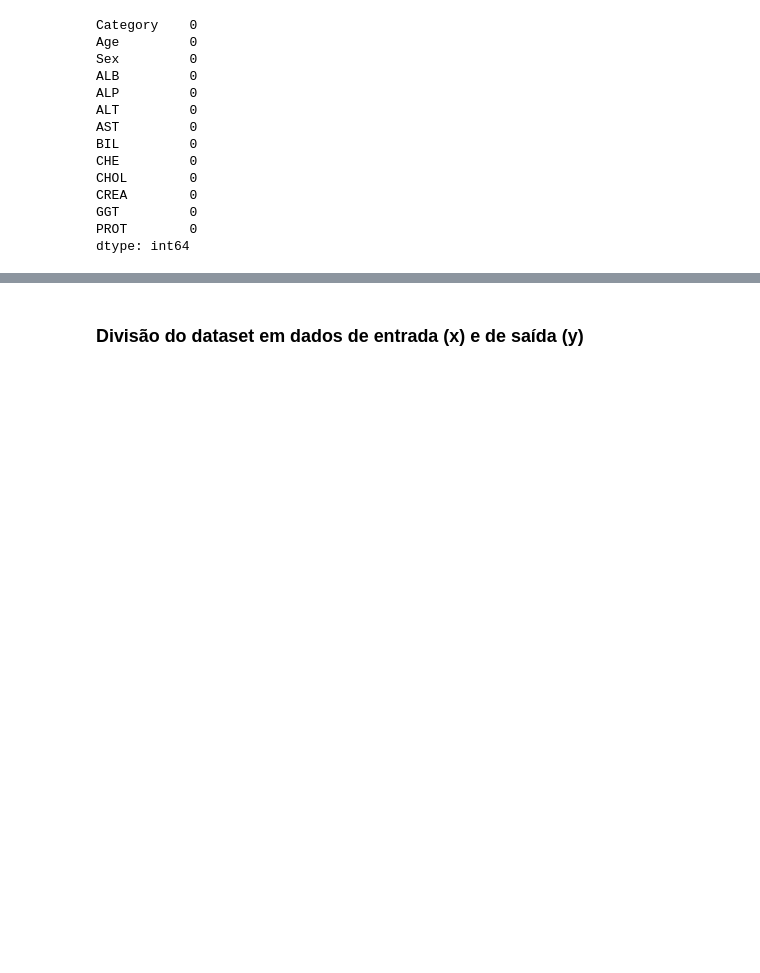
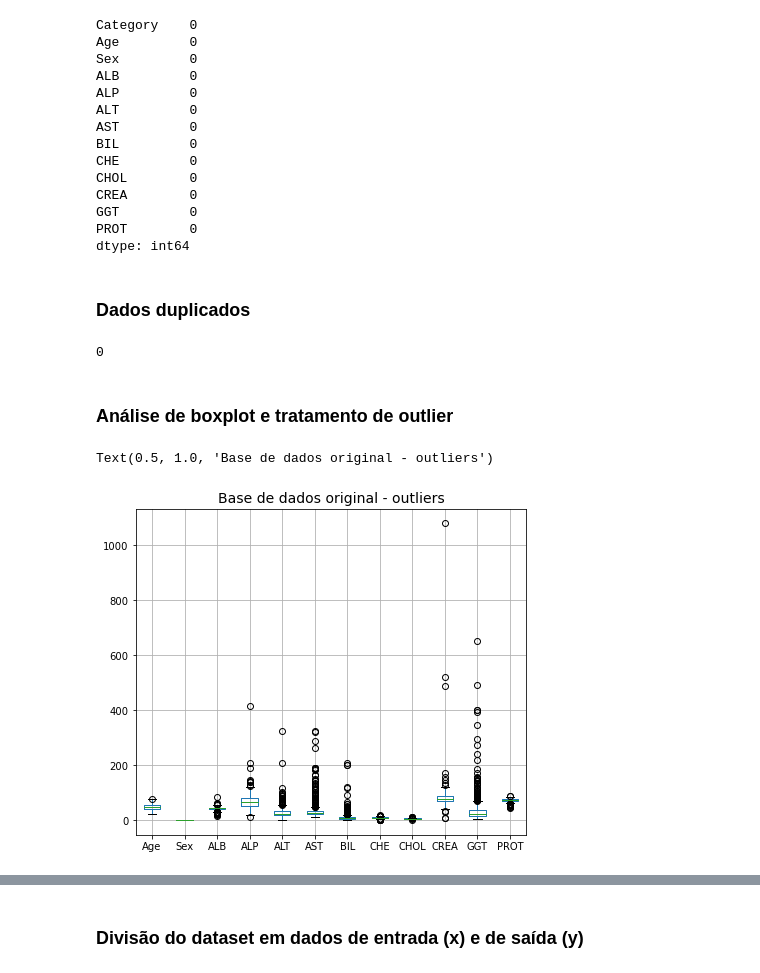
Before and after one commit to SarahToscano/Artificial-Intelligence, a Jupyter notebook: ia2.ipynb, the cells around one changed output, grey strips where cells are left out. Drawn from its saved outputs; the diff is of its cells as text; code cells hidden in the pictures; blank space fills up the shorter version.

```diff
--- a/ia2.ipynb
+++ b/ia2.ipynb
@@ -92,3 +110,17 @@ CREA        0
 GGT         0
 PROT        0
 dtype: int64
+# %% [markdown]
+### Dados duplicados
+# %%
+dataset.duplicated().sum()
+# %% [output]
+0
+# %% [markdown]
+### Análise de boxplot e tratamento de outlier
+# %%
+dataset.boxplot(grid=True, figsize= (7,6))
+plt.title('Base de dados original - outliers', fontsize=14)
+# %% [output]
+Text(0.5, 1.0, 'Base de dados original - outliers')
+[figure, added]
```
Also changed, not shown: parts of 116 cells of this notebook, 2 other files.
